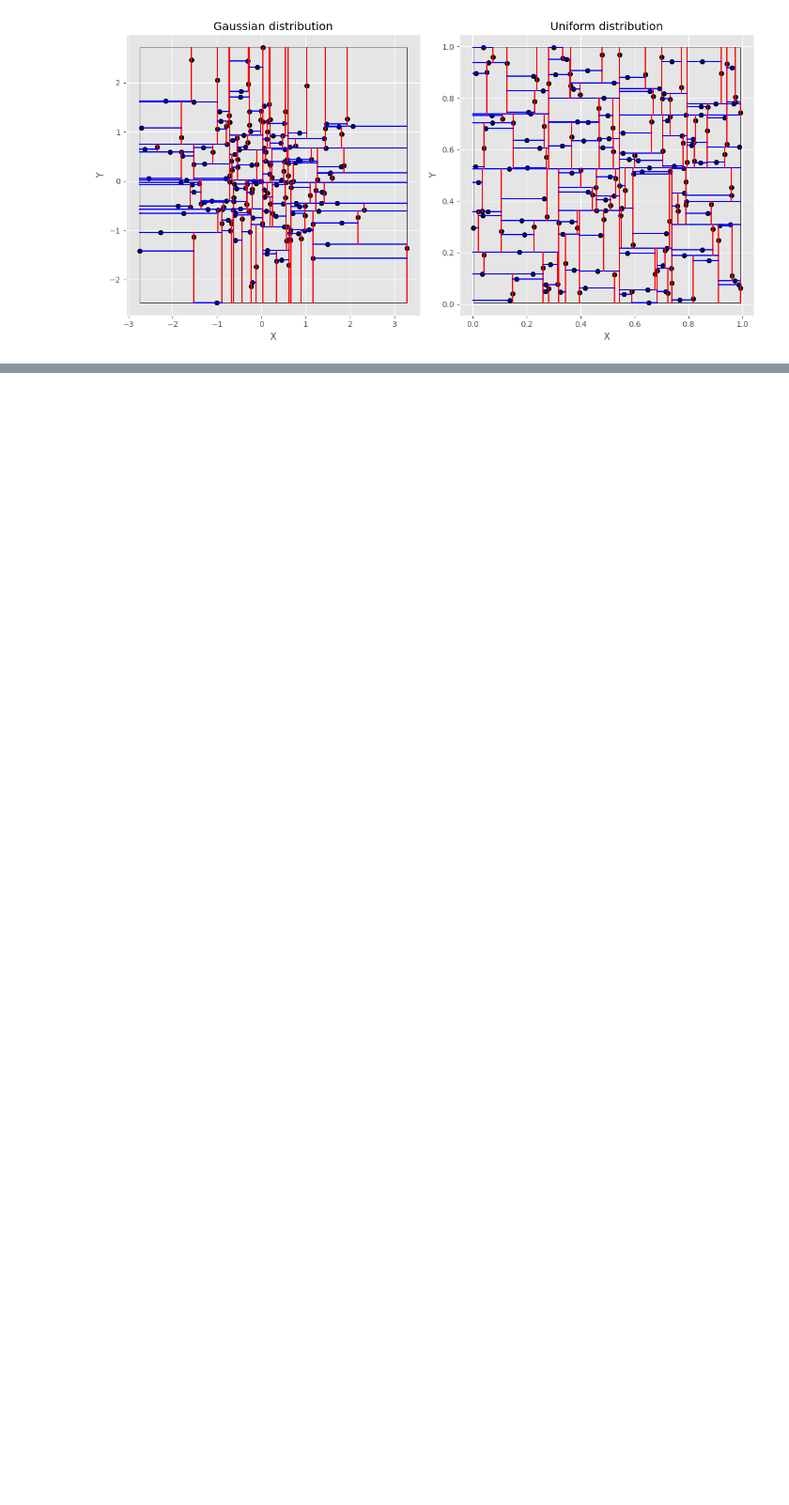
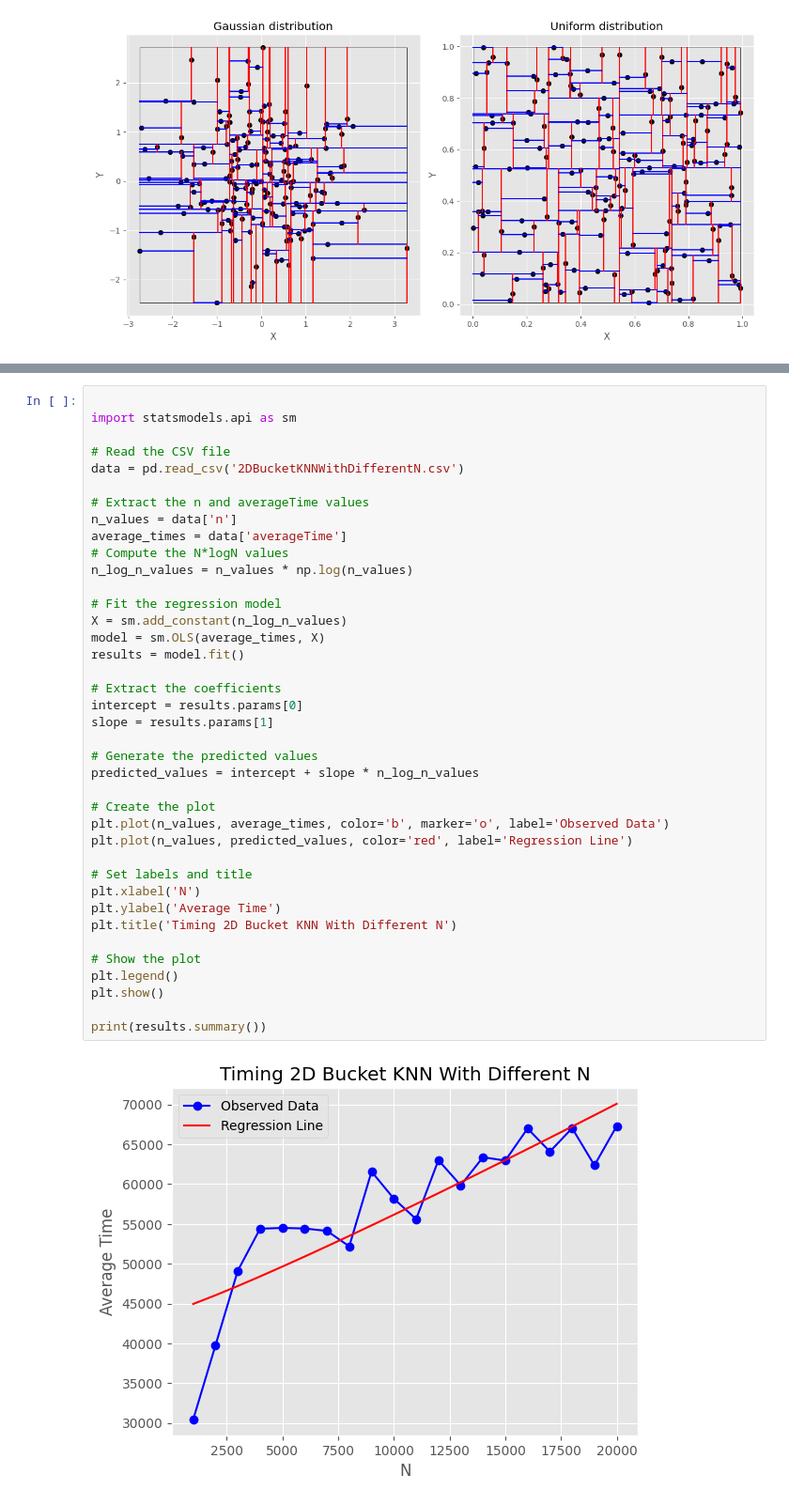
Before and after one commit to YuanRuQian/cs6017-labs, a Jupyter notebook: HW4/HW4.ipynb, the cells around one changed output, grey strips where cells are left out. Shown: that part at 94% size. Saved outputs shown, nothing was run; the diff lists cells and outputs as text; blank space fills up the shorter version.

```diff
--- a/HW4/HW4.ipynb
+++ b/HW4/HW4.ipynb
@@ -153,0 +234,41 @@ plt.show()
+# %%
+
+import statsmodels.api as sm
+
+# Read the CSV file
+data = pd.read_csv('2DBucketKNNWithDifferentN.csv')
+
+# Extract the n and averageTime values
+n_values = data['n']
+average_times = data['averageTime']
+# Compute the N*logN values
+n_log_n_values = n_values * np.log(n_values)
+
+# Fit the regression model
+X = sm.add_constant(n_log_n_values)
+model = sm.OLS(average_times, X)
+results = model.fit()
+
+# Extract the coefficients
+intercept = results.params[0]
+slope = results.params[1]
+
+# Generate the predicted values
+predicted_values = intercept + slope * n_log_n_values
+
+# Create the plot
+plt.plot(n_values, average_times, color='b', marker='o', label='Observed Data')
+plt.plot(n_values, predicted_values, color='red', label='Regression Line')
+
+# Set labels and title
+plt.xlabel('N')
+plt.ylabel('Average Time')
+plt.title('Timing 2D Bucket KNN With Different N')
+
+# Show the plot
+plt.legend()
+plt.show()
+
+print(results.summary())
+# %% [output]
+[figure, added]
```
Also changed, not shown: parts of 12 cells of this notebook, 10 other files.
